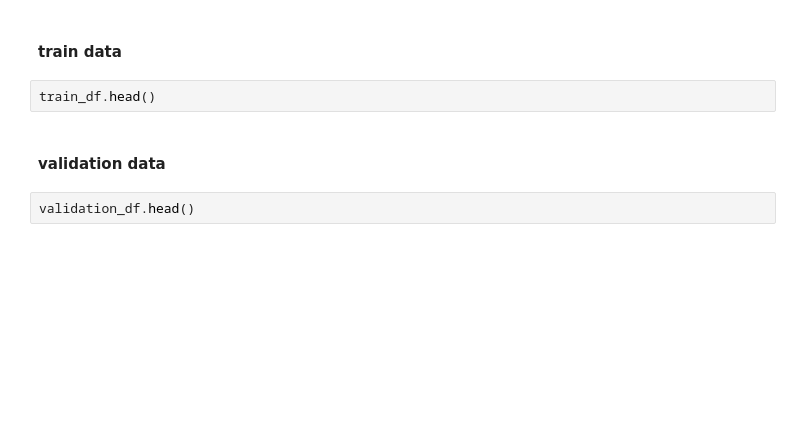
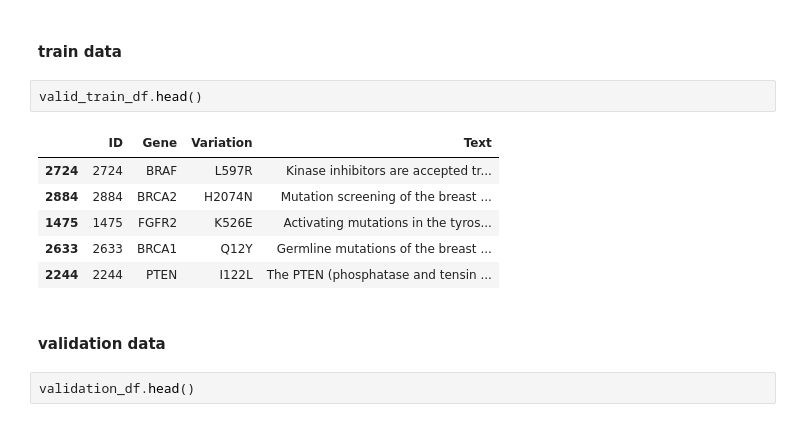
Before and after one commit to me-nobody/jovian-ml-project, a Jupyter notebook: jovian-ml-project-190422.ipynb, the cells around one changed output. Cells and saved outputs as stored; diff of their text form; blank space fills up the shorter version.

```diff
--- a/jovian-ml-project-190422.ipynb
+++ b/jovian-ml-project-190422.ipynb
@@ -1067,7 +1108,14 @@ set(y_validation.tolist())
 # %% [markdown]
 #### train data
 # %%
-train_df.head()
+valid_train_df.head()
+# %% [output]
+|  | ID | Gene | Variation | Text |
+| 2724 | 2724 | BRAF | L597R | Kinase inhibitors are accepted tr... |
+| 2884 | 2884 | BRCA2 | H2074N | Mutation screening of the breast ... |
+| 1475 | 1475 | FGFR2 | K526E | Activating mutations in the tyros... |
+| 2633 | 2633 | BRCA1 | Q12Y | Germline mutations of the breast ... |
+| 2244 | 2244 | PTEN | I122L | The PTEN (phosphatase and tensin ... |
 # %% [markdown]
 #### validation data
 # %%
```
Also changed, not shown: parts of 53 cells of this notebook, 2 other files.
